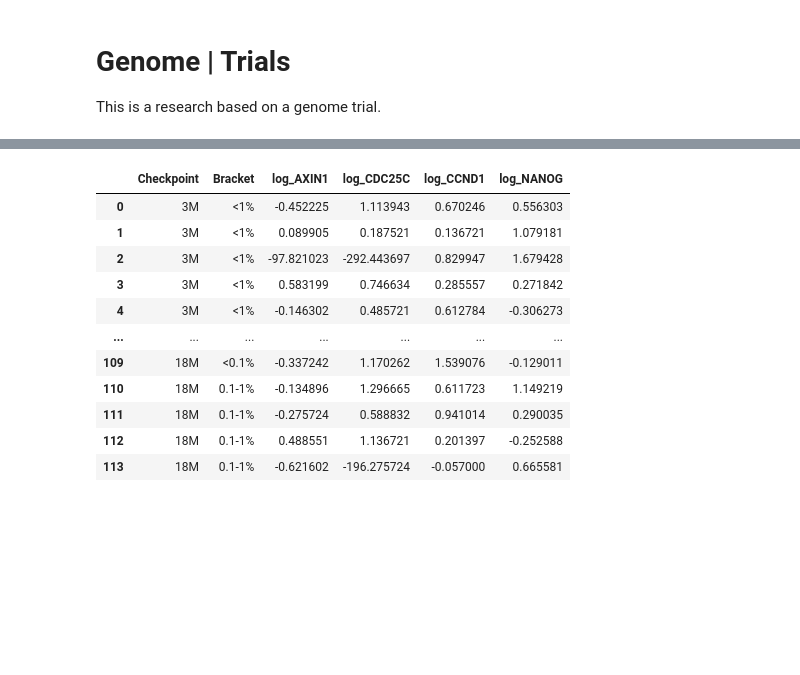
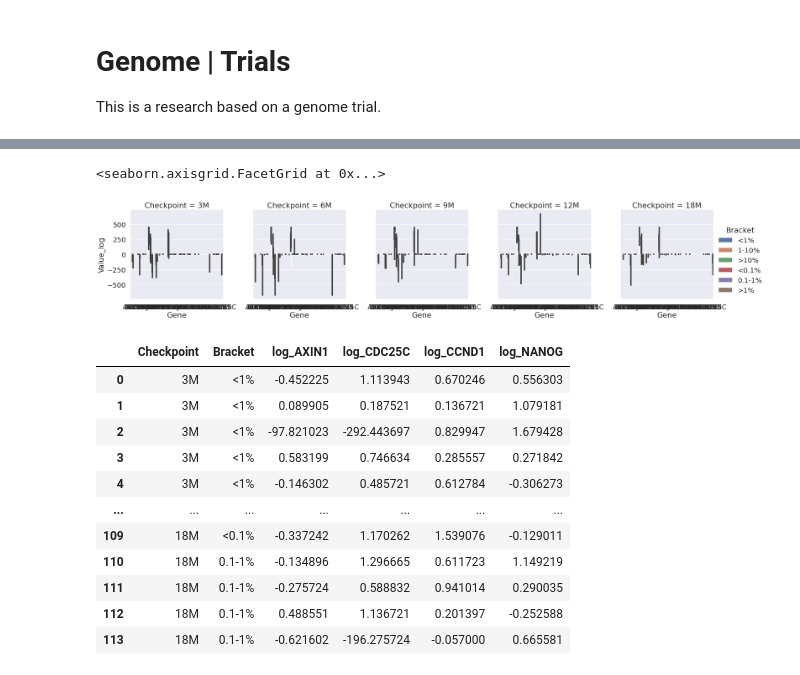
Before and after one commit to epappas/datascience, a Jupyter notebook: biomed_01_2021/biomed_01_2021.ipynb, the cells around one changed output, grey strips where cells are left out. Saved outputs shown, nothing was run; the diff lists cells and outputs as text; code cells hidden in the pictures; blank space fills up the shorter version.

Commit message:
cd34 data + corr and groups

```diff
--- a/biomed_01_2021/biomed_01_2021.ipynb
+++ b/biomed_01_2021/biomed_01_2021.ipynb
@@ -25,5 +25,6 @@ sns.set_theme(style="darkgrid")
 sns.set_context('talk', font_scale=1.2);
 # %%
 # df = pd.read_csv("./work/biomed_01_2021/genes2.csv")
-# df = pd.read_csv("./work/biomed_01_2021/genes.csv")
-df = pd.read_csv("./work/biomed_01_2021/genes3.csv")
+df = pd.read_csv("./work/biomed_01_2021/genes.csv")
+# df = pd.read_csv("./work/biomed_01_2021/genes3.csv")
+cd34_df = pd.read_csv("./work/biomed_01_2021/cd34_genes.csv")
@@ -29,0 +133,2 @@ df = pd.read_csv("./work/biomed_01_2021/genes3.csv")
+# %%
+df = pd.melt(df.drop(columns=["Patient", "Category"]), id_vars=['Checkpoint', 'Bracket'], var_name='Gene', value_name='Value')
@@ -29,0 +151,2 @@ df = pd.read_csv("./work/biomed_01_2021/genes3.csv")
+# %%
+df['Value_log'] = np.log(df['Value'])
@@ -30,3 +169,8 @@ df = pd.read_csv("./work/biomed_01_2021/genes3.csv")
+# %%
+sns.catplot(data=df, x='Gene', col="Checkpoint", y='Value_log', hue='Bracket', kind='bar')
+# %% [output]
+<seaborn.axisgrid.FacetGrid at 0x...>
+[figure, added]
 # %%
 df = df.drop(columns=["Category", "Patient", "WNT2","DLL1"])
 # %%
```
Also changed, not shown: parts of 13 cells of this notebook, 5 other files.
